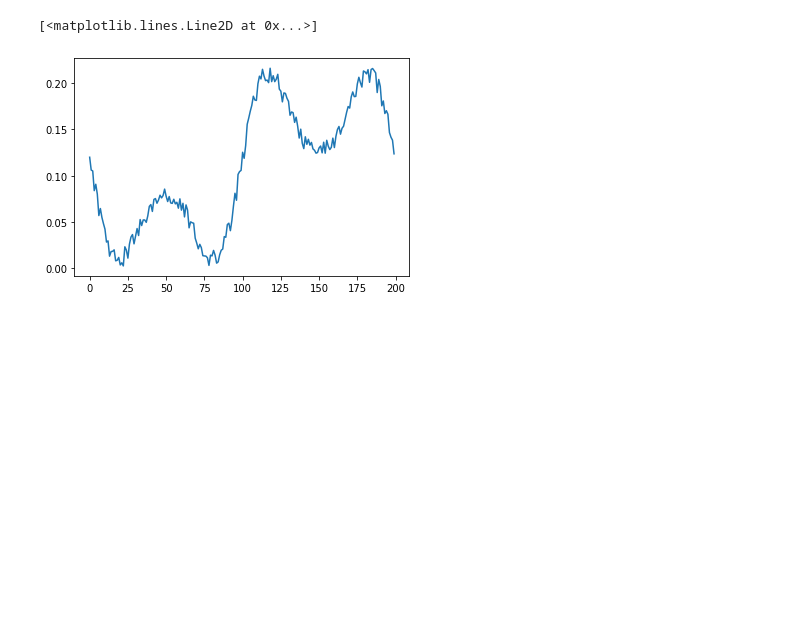
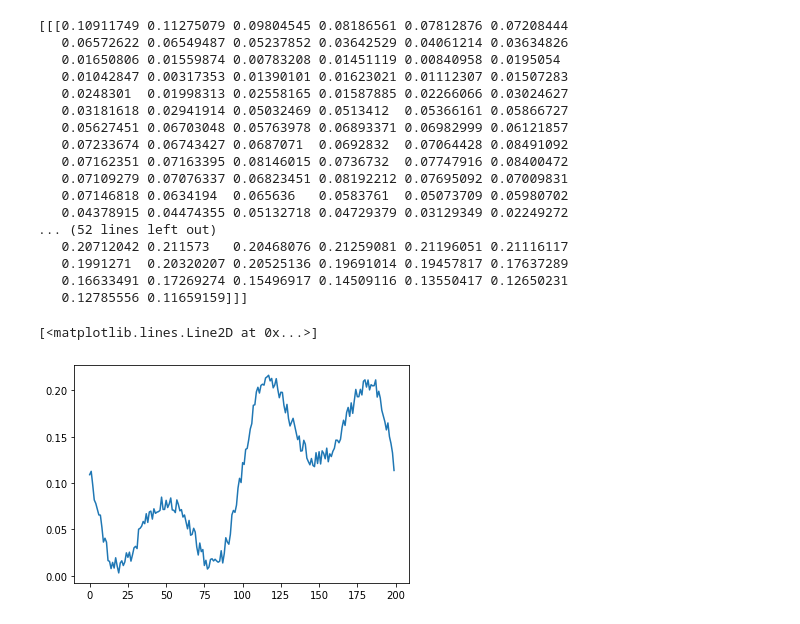
Before and after one commit to FaridAMG/DataAnalysisExer, a Jupyter notebook: BayesianExampleInterferometry.ipynb, the cells around one changed output. Cells and saved outputs as stored; diff of their text form; code cells hidden in the pictures; blank space fills up the shorter version.

Commit message:
Plotting likelihood

```diff
--- a/BayesianExampleInterferometry.ipynb
+++ b/BayesianExampleInterferometry.ipynb
@@ -5,7 +5,7 @@ import numpy as np
 from matplotlib import pyplot as plt
 from matplotlib import animation
 
-
+pi = np.pi
 # Needed Variables
 I1=50e-3
 I2=50e-3
@@ -15,32 +15,51 @@ VpW=1250           # Volts per Watt
 mMax=1.2           # Modulation depth m*pi
 mMin=0.8
 mTyp=0.93
 c =299792458       # Speed of Light
 e =1.6022e-019     # Electron Charge
 eo =8.8542e-012    # Epsilon zero
 me =9.1094e-031    # Electron Mass
 Wl = 10.6e-6       # Wavelenght
 Wm=2*pi*50000      # Modulation Frequency
 
 spp=200
 numP=2#20
 Nsamples = numP*spp
 #t=(0:Nsamples-1)*1e-7
 t=np.linspace(0, Nsamples*1e-7, Nsamples)
 PH= 1.5 # Test phase value
 resPhi = 5000
 
 
 
 #%%
 Ur=(I1+I2+2*np.sqrt(I1*I2)*np.cos(pi*mTyp*np.sin(Wm*t)+PH))
 Amp=max(Ur)-min(Ur)
 noiseLevel=0.1
 noise=np.random.rand(1,t.size)*Amp*noiseLevel
 UrNsy=Ur+noise
 UrNsy = UrNsy.reshape(1,numP,spp)
 
+print(UrNsy)
+
 plt.plot(UrNsy[0,0])
 # %% [output]
-[<matplotlib.lines.Line2D at 0x...>]
+[[[0.10911749 0.11275079 0.09804545 0.08186561 0.07812876 0.07208444
+   0.06572622 0.06549487 0.05237852 0.03642529 0.04061214 0.03634826
+   0.01650806 0.01559874 0.00783208 0.01451119 0.00840958 0.0195054
+   0.01042847 0.00317353 0.01390101 0.01623021 0.01112307 0.01507283
+   0.0248301  0.01998313 0.02558165 0.01587885 0.02266066 0.03024627
+   0.03181618 0.02941914 0.05032469 0.0513412  0.05366161 0.05866727
+   0.05627451 0.06703048 0.05763978 0.06893371 0.06982999 0.06121857
+   0.07233674 0.06743427 0.0687071  0.0692832  0.07064428 0.08491092
+   0.07162351 0.07163395 0.08146015 0.0736732  0.07747916 0.08400472
+   0.07109279 0.07076337 0.06823451 0.08192212 0.07695092 0.07009831
+   0.07146818 0.0634194  0.065636   0.0583761  0.05073709 0.05980702
+   0.04378915 0.04474355 0.05132718 0.04729379 0.03129349 0.02249272
+... (52 lines left out)
+   0.20712042 0.211573   0.20468076 0.21259081 0.21196051 0.21116117
+   0.1991271  0.20320207 0.20525136 0.19691014 0.19457817 0.17637289
+   0.16633491 0.17269274 0.15496917 0.14509116 0.13550417 0.12650231
+   0.12785556 0.11659159]]]
+[<matplotlib.lines.Line2D at 0x...>]
-[figure, old version]
+[figure, new version]
```
Also changed, not shown: parts of 2 cells of this notebook.
